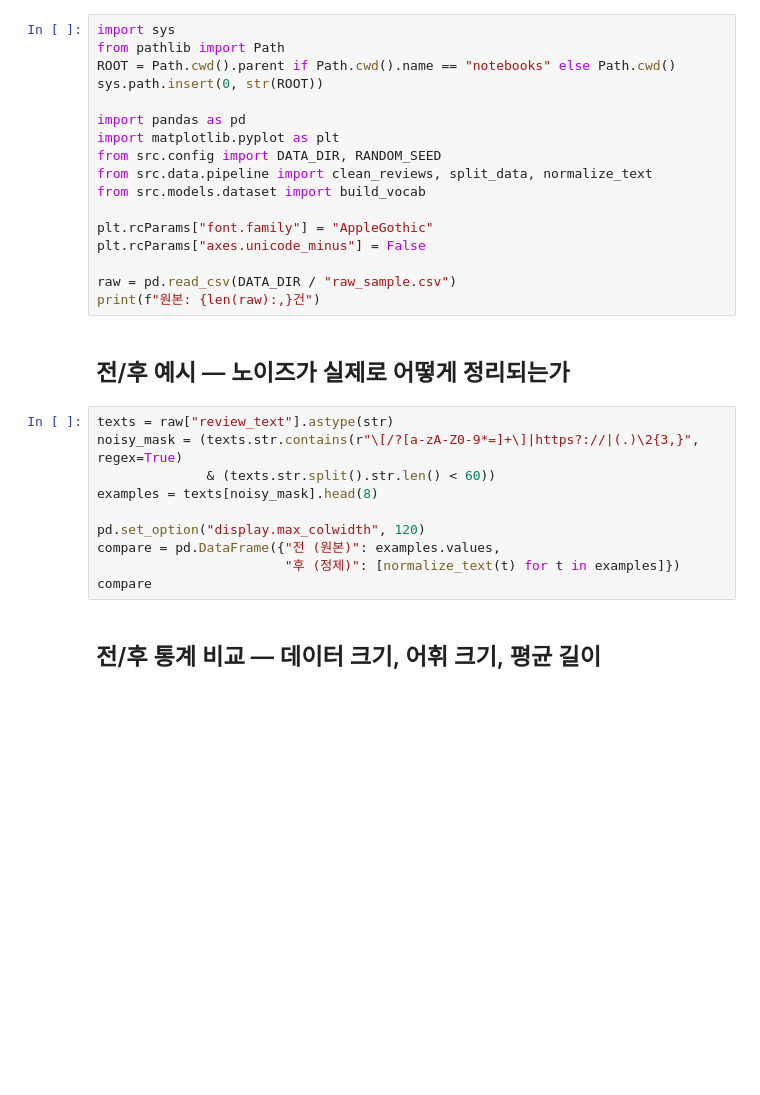
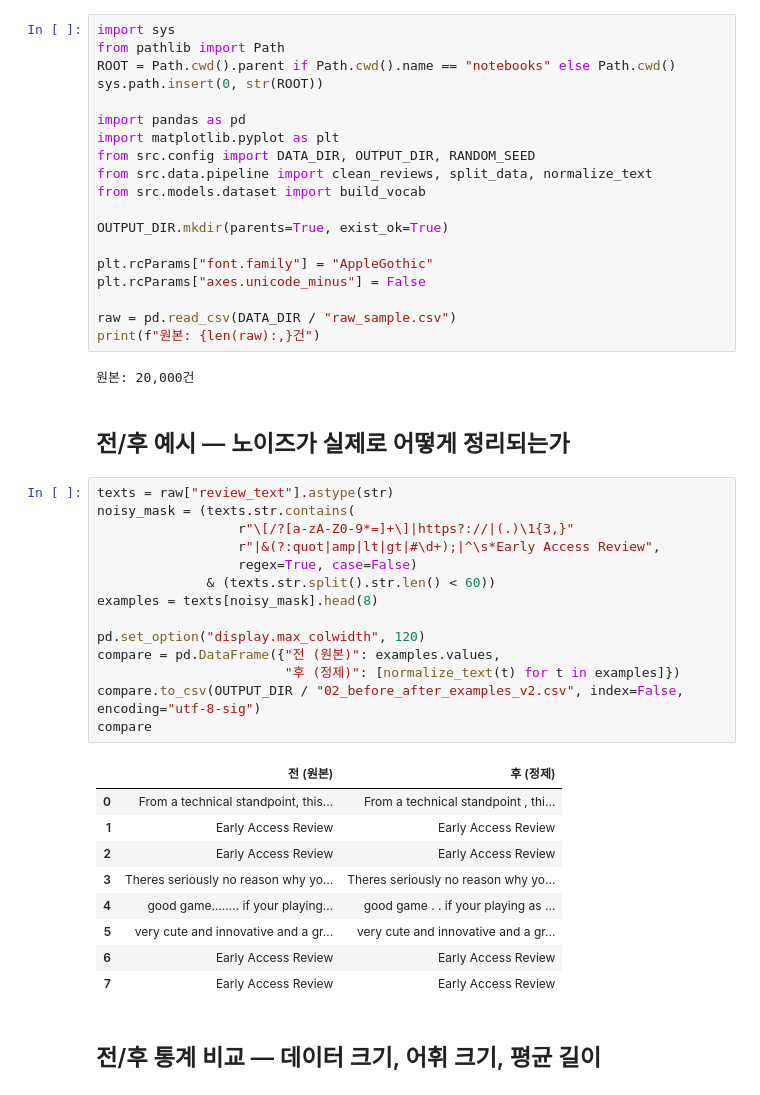
Before and after one commit to rhantj/review-check, a Jupyter notebook: notebooks/02_preprocessing.ipynb, the cells around one changed output. Drawn from its saved outputs; the diff is of its cells as text; blank space fills up the shorter version.

```diff
--- a/notebooks/02_preprocessing.ipynb
+++ b/notebooks/02_preprocessing.ipynb
@@ -21,27 +26,45 @@ sys.path.insert(0, str(ROOT))
 
 import pandas as pd
 import matplotlib.pyplot as plt
-from src.config import DATA_DIR, RANDOM_SEED
+from src.config import DATA_DIR, OUTPUT_DIR, RANDOM_SEED
 from src.data.pipeline import clean_reviews, split_data, normalize_text
 from src.models.dataset import build_vocab
+
+OUTPUT_DIR.mkdir(parents=True, exist_ok=True)
 
 plt.rcParams["font.family"] = "AppleGothic"
 plt.rcParams["axes.unicode_minus"] = False
 
 raw = pd.read_csv(DATA_DIR / "raw_sample.csv")
 print(f"원본: {len(raw):,}건")
+# %% [output]
+원본: 20,000건
 # %% [markdown]
 ## 전/후 예시 — 노이즈가 실제로 어떻게 정리되는가
 # %%
 texts = raw["review_text"].astype(str)
-noisy_mask = (texts.str.contains(r"\[/?[a-zA-Z0-9*=]+\]|https?://|(.)\2{3,}", regex=True)
+noisy_mask = (texts.str.contains(
+                  r"\[/?[a-zA-Z0-9*=]+\]|https?://|(.)\1{3,}"
+                  r"|&(?:quot|amp|lt|gt|#\d+);|^\s*Early Access Review",
+                  regex=True, case=False)
               & (texts.str.split().str.len() < 60))
 examples = texts[noisy_mask].head(8)
 
 pd.set_option("display.max_colwidth", 120)
 compare = pd.DataFrame({"전 (원본)": examples.values,
                         "후 (정제)": [normalize_text(t) for t in examples]})
+compare.to_csv(OUTPUT_DIR / "02_before_after_examples_v2.csv", index=False, encoding="utf-8-sig")
 compare
+# %% [output]
+|  | 전 (원본) | 후 (정제) |
+| 0 | From a technical standpoint, this... | From a technical standpoint , thi... |
+| 1 | Early Access Review | Early Access Review |
+| 2 | Early Access Review | Early Access Review |
+| 3 | Theres seriously no reason why yo... | Theres seriously no reason why yo... |
+| 4 | good game........ if your playing... | good game . . if your playing as ... |
+| 5 | very cute and innovative and a gr... | very cute and innovative and a gr... |
+| 6 | Early Access Review | Early Access Review |
+| 7 | Early Access Review | Early Access Review |
 # %% [markdown]
 ## 전/후 통계 비교 — 데이터 크기, 어휘 크기, 평균 길이
 # %%
```
Also changed, not shown: parts of 11 cells of this notebook, 12 other files.
